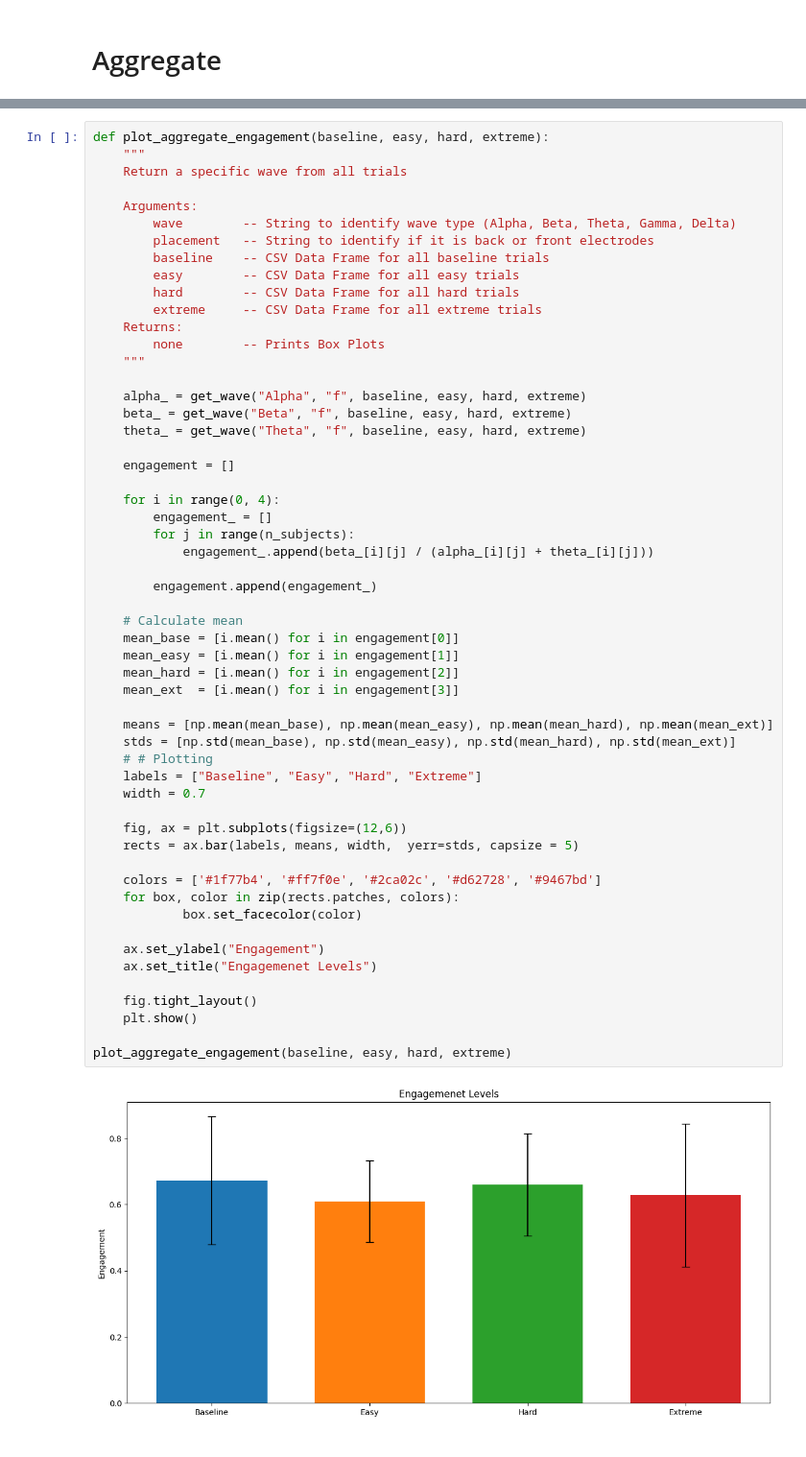
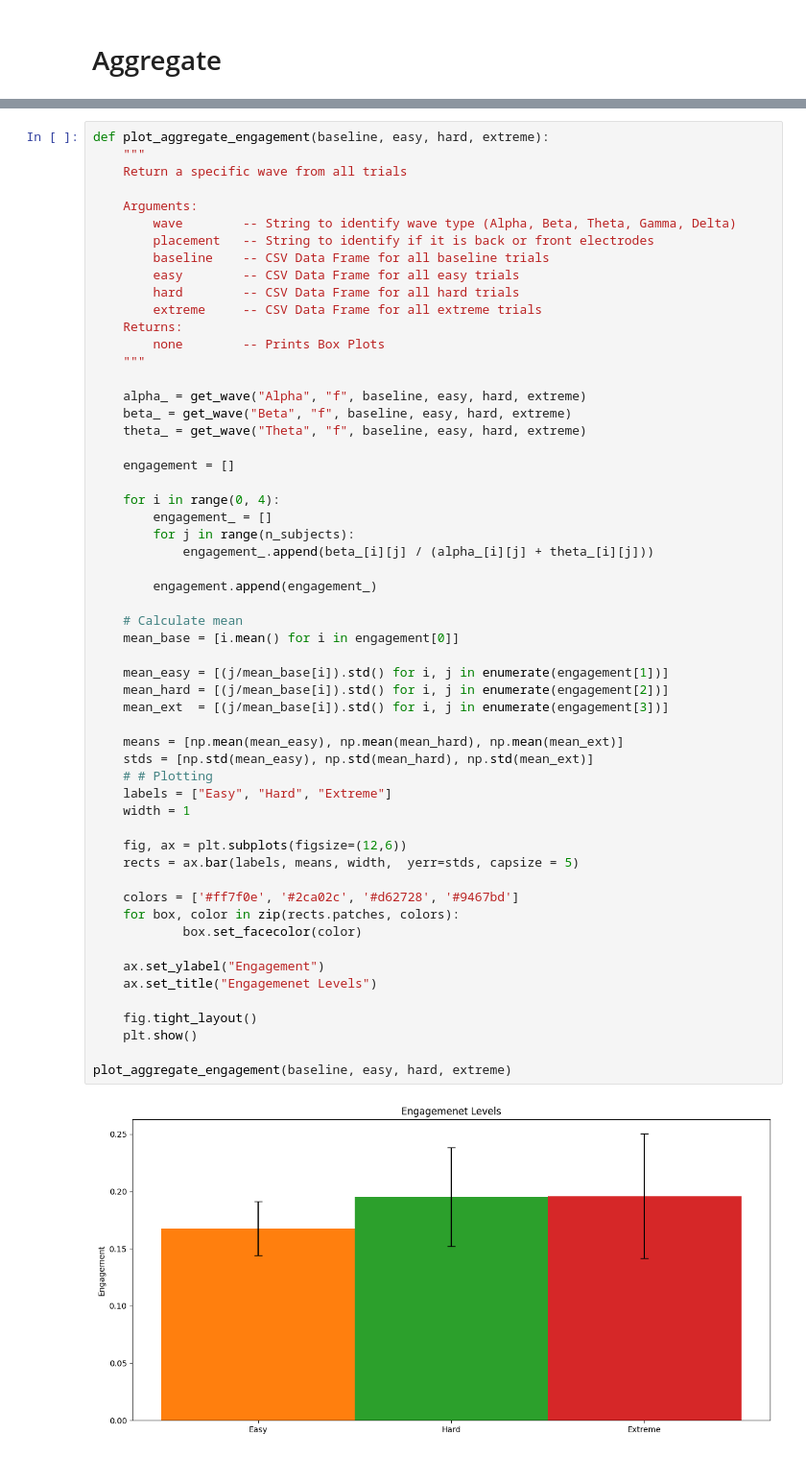
Before and after one commit to aaronjuma/EEGMario, a Jupyter notebook: Analysis/SurvivalVisualization.ipynb, the cells around one changed output, grey strips where cells are left out. Shown at 96% size. Saved outputs shown, nothing was run; the diff lists cells and outputs as text.

Commit message:
Visualization Changes

```diff
--- a/Analysis/SurvivalVisualization.ipynb
+++ b/Analysis/SurvivalVisualization.ipynb
@@ -787,39 +1032,40 @@ def plot_aggregate_engagement(baseline, easy, hard, extreme):
     theta_ = get_wave("Theta", "f", baseline, easy, hard, extreme)
 
     engagement = []
 
     for i in range(0, 4):
         engagement_ = []
         for j in range(n_subjects):
             engagement_.append(beta_[i][j] / (alpha_[i][j] + theta_[i][j]))
 
         engagement.append(engagement_)
 
     # Calculate mean
     mean_base = [i.mean() for i in engagement[0]]
-    mean_easy = [i.mean() for i in engagement[1]]
-    mean_hard = [i.mean() for i in engagement[2]]
-    mean_ext  = [i.mean() for i in engagement[3]]
 
-    means = [np.mean(mean_base), np.mean(mean_easy), np.mean(mean_hard), np.mean(mean_ext)]
-    stds = [np.std(mean_base), np.std(mean_easy), np.std(mean_hard), np.std(mean_ext)]
+    mean_easy = [(j/mean_base[i]).std() for i, j in enumerate(engagement[1])]
+    mean_hard = [(j/mean_base[i]).std() for i, j in enumerate(engagement[2])]
+    mean_ext  = [(j/mean_base[i]).std() for i, j in enumerate(engagement[3])]
+
+    means = [np.mean(mean_easy), np.mean(mean_hard), np.mean(mean_ext)]
+    stds = [np.std(mean_easy), np.std(mean_hard), np.std(mean_ext)]
     # # Plotting
-    labels = ["Baseline", "Easy", "Hard", "Extreme"]
-    width = 0.7
+    labels = ["Easy", "Hard", "Extreme"]
+    width = 1
 
     fig, ax = plt.subplots(figsize=(12,6))
     rects = ax.bar(labels, means, width,  yerr=stds, capsize = 5)
 
-    colors = ['#1f77b4', '#ff7f0e', '#2ca02c', '#d62728', '#9467bd']
+    colors = ['#ff7f0e', '#2ca02c', '#d62728', '#9467bd']
     for box, color in zip(rects.patches, colors):
             box.set_facecolor(color)
 
     ax.set_ylabel("Engagement")
     ax.set_title("Engagemenet Levels")
 
     fig.tight_layout()
     plt.show()
 
 plot_aggregate_engagement(baseline, easy, hard, extreme)
 # %% [output]
-[figure, old version]
+[figure, new version]
```
Also changed, not shown: parts of 27 cells of this notebook, 1 other file.
